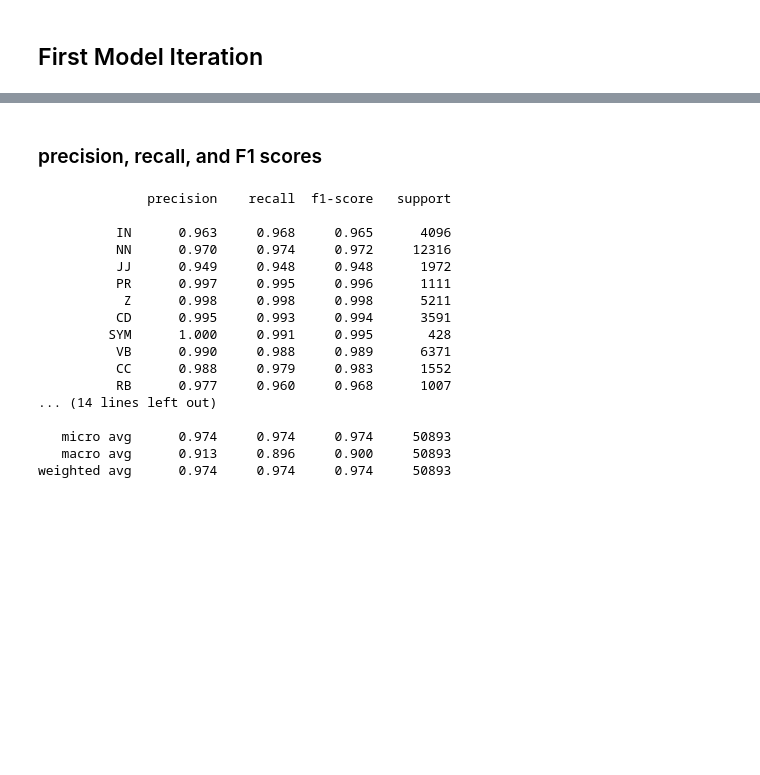
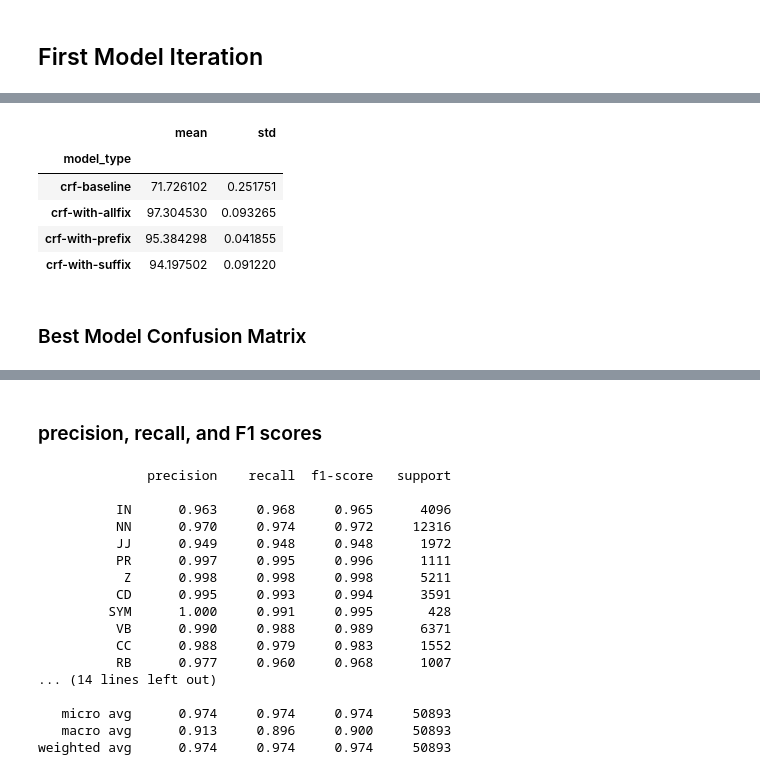
Before and after one commit to farhanreynaldo/pos-tagging-indonesia, a Jupyter notebook: notebook/kata_ai_pos_tagging.ipynb, the cells around one changed output, grey strips where cells are left out. Saved outputs shown, nothing was run; the diff lists cells and outputs as text; code cells hidden in the pictures; blank space fills up the shorter version.

```diff
--- a/notebook/kata_ai_pos_tagging.ipynb
+++ b/notebook/kata_ai_pos_tagging.ipynb
@@ -71,0 +141,18 @@ Number of Sentences in Testing Data  2006
+# %%
+import seaborn as sns
+import numpy as np
+
+performance_dfs = pd.read_csv(data_path / 'model performance.csv')
+data = performance_dfs.query("tags_overall == 'weighted avg'")
+model_avg_f1 = data.groupby('model_type')['f1-score'].agg([np.mean, np.std]) * 100
+model_avg_f1
+# sns.boxplot('model_type', 'f1-score', data=data)
+# %% [output]
+|  | mean | std |
+| model_type |  |  |
+| crf-baseline | 71.726102 | 0.251751 |
+| crf-with-allfix | 97.304530 | 0.093265 |
+| crf-with-prefix | 95.384298 | 0.041855 |
+| crf-with-suffix | 94.197502 | 0.091220 |
+# %% [markdown]
+### Best Model Confusion Matrix
```
Also changed, not shown: parts of 46 cells of this notebook.
